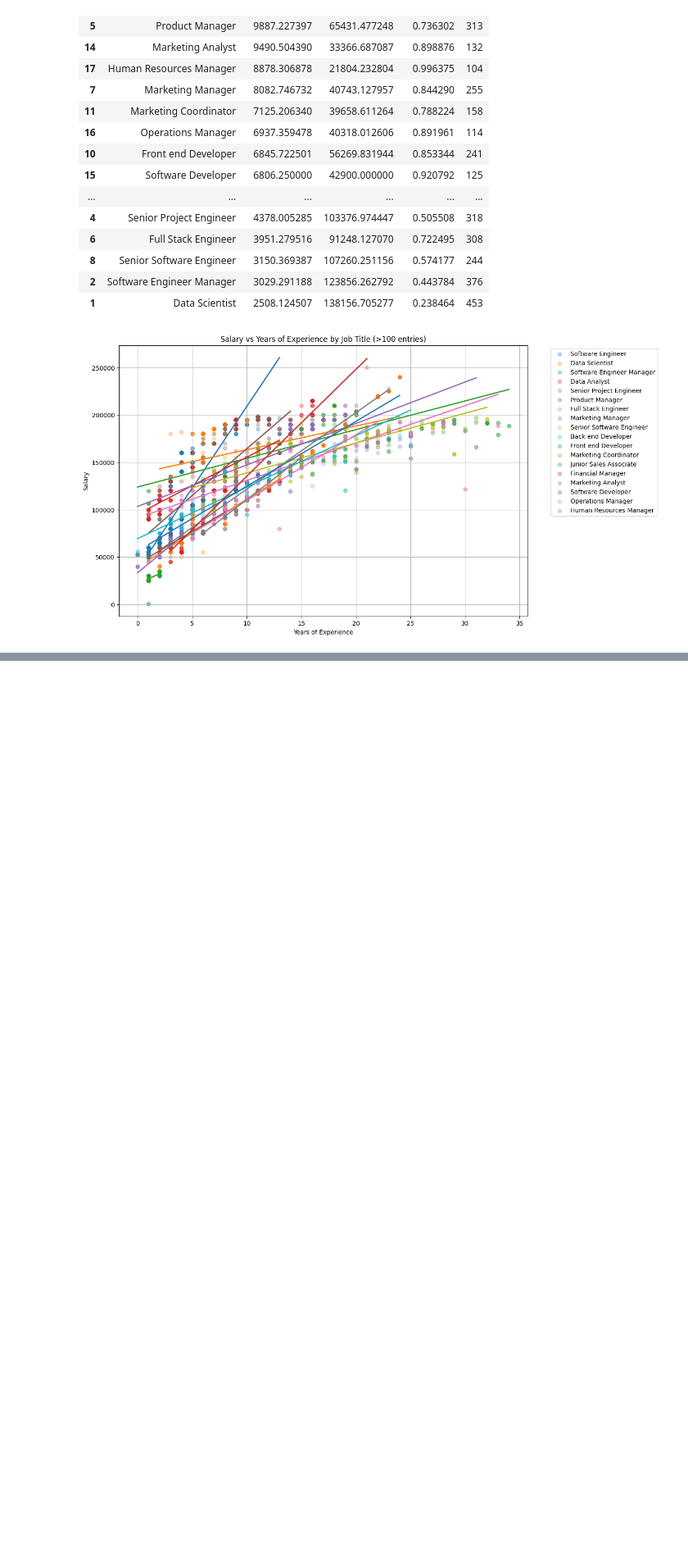
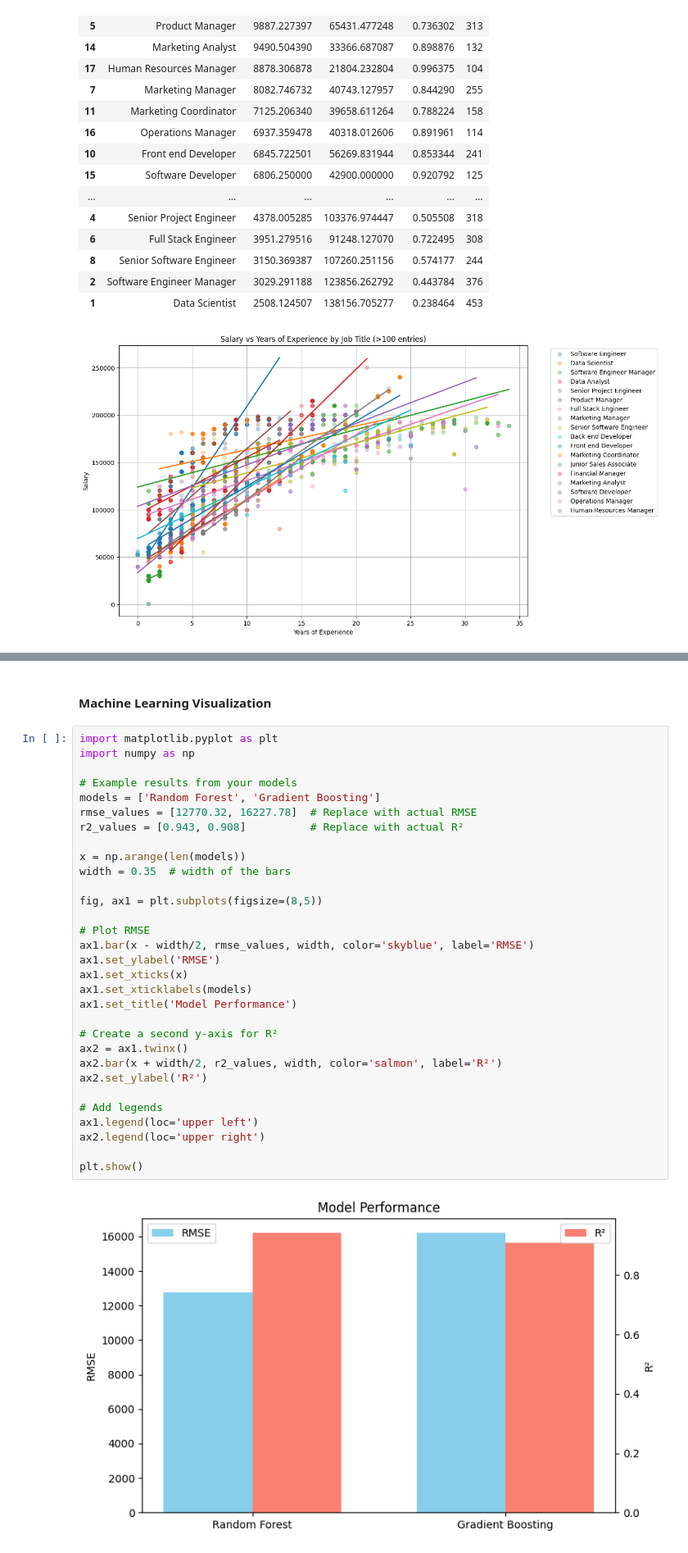
Before and after one commit to s256657/salary-experience-wilcox, a Jupyter notebook: analysis/advanced_analysis.ipynb, the cells around one changed output, grey strips where cells are left out. Shown at 82% size. Drawn from its saved outputs; the diff is of its cells as text; blank space fills up the shorter version.

```diff
--- a/analysis/advanced_analysis.ipynb
+++ b/analysis/advanced_analysis.ipynb
@@ -357,0 +413,35 @@ Slope: 8878.31, Intercept: 21804.23, R²: 0.996, N: 104
+# %% [markdown]
+#### Machine Learning Visualization
+# %%
+import matplotlib.pyplot as plt
+import numpy as np
+
+# Example results from your models
+models = ['Random Forest', 'Gradient Boosting']
+rmse_values = [12770.32, 16227.78]  # Replace with actual RMSE
+r2_values = [0.943, 0.908]          # Replace with actual R²
+
+x = np.arange(len(models))
+width = 0.35  # width of the bars
+
+fig, ax1 = plt.subplots(figsize=(8,5))
+
+# Plot RMSE
+ax1.bar(x - width/2, rmse_values, width, color='skyblue', label='RMSE')
+ax1.set_ylabel('RMSE')
+ax1.set_xticks(x)
+ax1.set_xticklabels(models)
+ax1.set_title('Model Performance')
+
+# Create a second y-axis for R²
+ax2 = ax1.twinx()
+ax2.bar(x + width/2, r2_values, width, color='salmon', label='R²')
+ax2.set_ylabel('R²')
+
+# Add legends
+ax1.legend(loc='upper left')
+ax2.legend(loc='upper right')
+
+plt.show()
+# %% [output]
+[figure, added]
```
Also changed, not shown: parts of 4 cells of this notebook, 1 other file.
